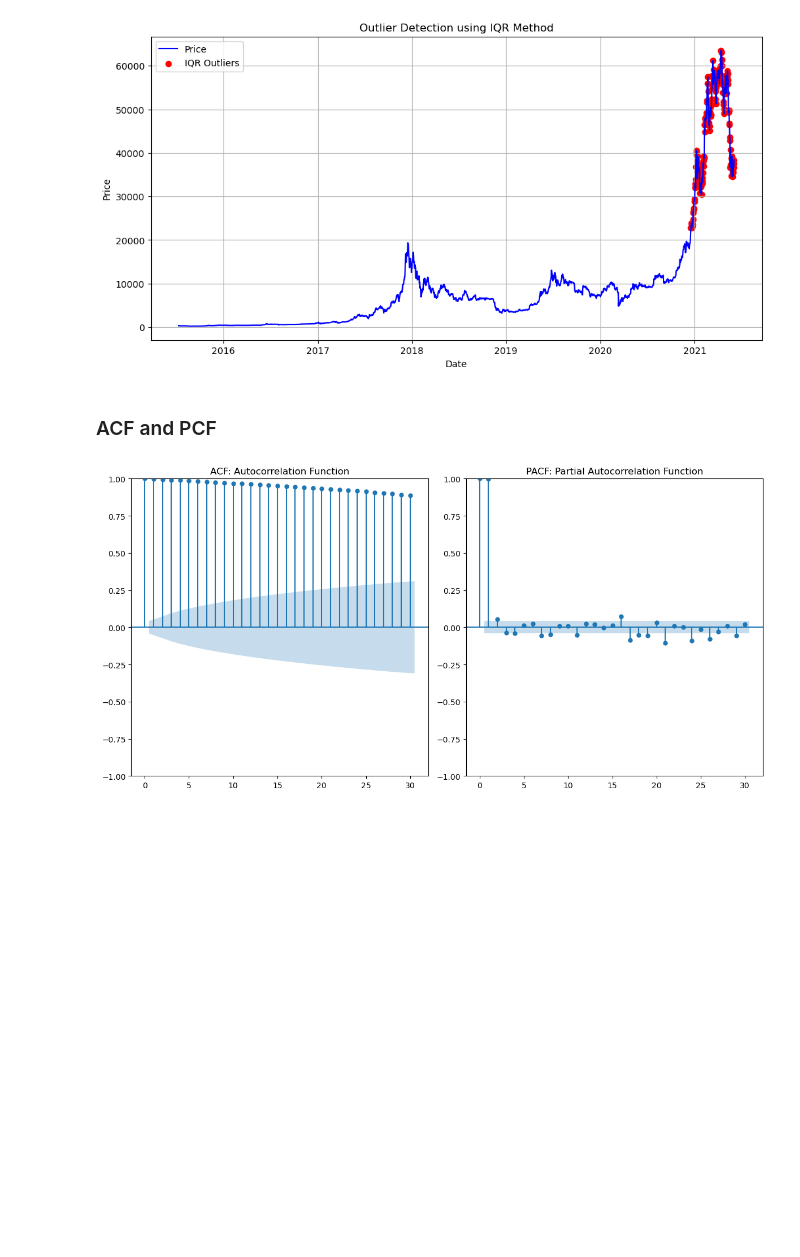
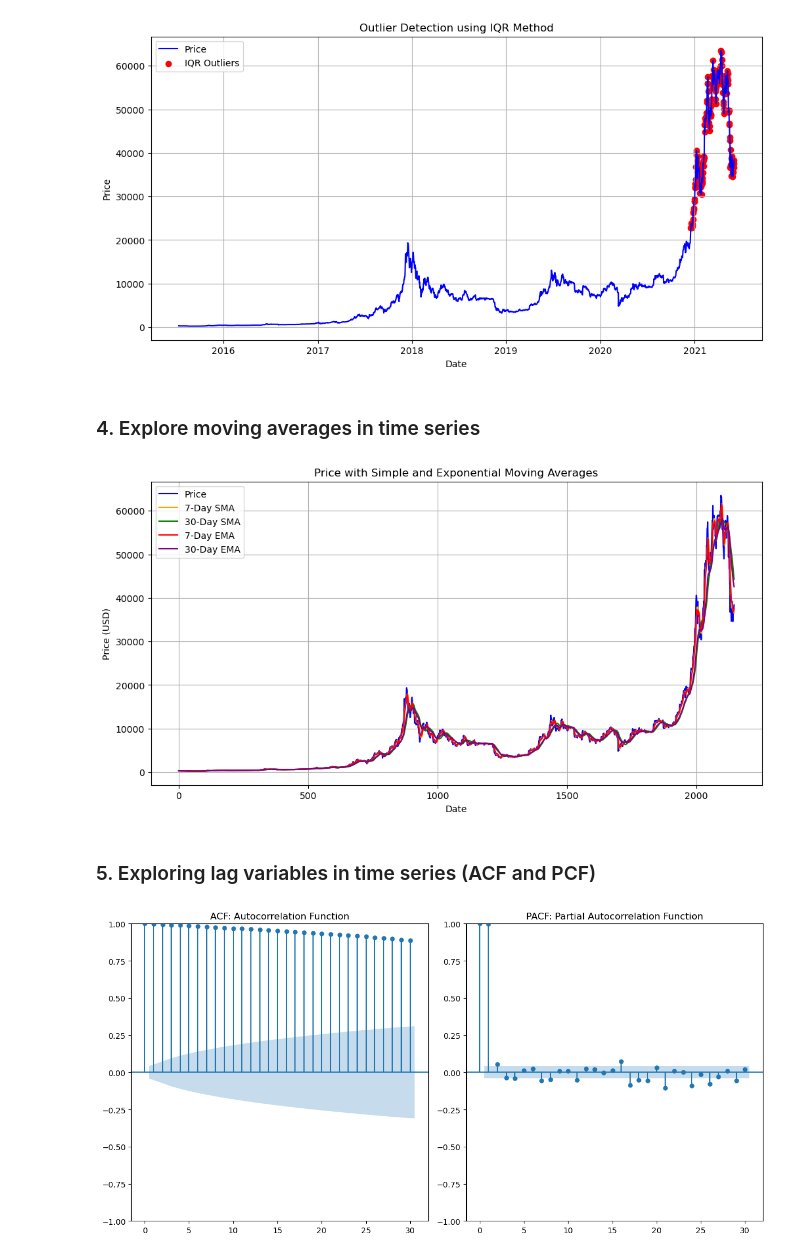
Before and after one commit to DoanNguyen2001/tap_bitcoin, a Jupyter notebook: bitcoin.ipynb, the cells around one changed output. Saved outputs shown, nothing was run; the diff lists cells and outputs as text; code cells hidden in the pictures; blank space fills up the shorter version.

```diff
--- a/bitcoin.ipynb
+++ b/bitcoin.ipynb
@@ -233,18 +261,3 @@ plt.tight_layout()
 plt.show()
 # %% [output]
 [figure]
-# %%
-# Calculate moving averages
-df['MA_7'] = df['price'].rolling(window=7).mean()
-df['MA_30'] = df['price'].rolling(window=30).mean()
-
-plt.figure(figsize=(12, 6))
-plt.plot(df['price'], label='Price', color='blue')
-plt.plot(df['MA_7'], label='7-Day Moving Average', color='orange')
-plt.plot(df['MA_30'], label='30-Day Moving Average', color='green')
-plt.title('Price with Moving Averages')
-plt.xlabel('Date')
-plt.ylabel('Price (USD)')
-plt.legend()
-plt.grid(True)
-plt.show()
@@ -578,8 +599,39 @@ plt.grid(True)
 plt.show()
 # %% [output]
 [figure]
+# %% [markdown]
+### 4. Explore moving averages in time series
+# %%
+import pandas as pd
+import matplotlib.pyplot as plt
+
+# Assuming df is your DataFrame with a 'price' column and a 'date' index
+# Calculate Simple Moving Averages (SMA)
+df['SMA_7'] = df['price'].rolling(window=7).mean()
+df['SMA_30'] = df['price'].rolling(window=30).mean()
+
+# Calculate Exponential Moving Averages (EMA)
+df['EMA_7'] = df['price'].ewm(span=7, adjust=False).mean()
+df['EMA_30'] = df['price'].ewm(span=30, adjust=False).mean()
+
+# Plotting
+plt.figure(figsize=(12, 6))
+plt.plot(df['price'], label='Price', color='blue')
+plt.plot(df['SMA_7'], label='7-Day SMA', color='orange')
+plt.plot(df['SMA_30'], label='30-Day SMA', color='green')
+plt.plot(df['EMA_7'], label='7-Day EMA', color='red')
+plt.plot(df['EMA_30'], label='30-Day EMA', color='purple')
+
+plt.title('Price with Simple and Exponential Moving Averages')
+plt.xlabel('Date')
+plt.ylabel('Price (USD)')
+plt.legend()
+plt.grid(True)
+plt.show()
+# %% [output]
+[figure, added]
 # %% [markdown]
-### ACF and PCF
+### 5. Exploring lag variables in time series (ACF and PCF)
 # %%
 from statsmodels.graphics.tsaplots import plot_acf, plot_pacf
 
```
Also changed, not shown: parts of 42 cells of this notebook.
